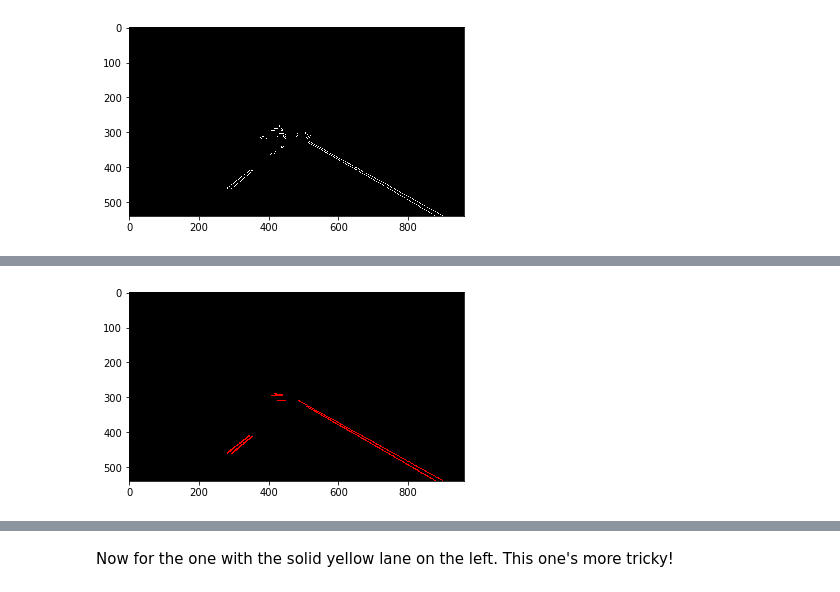
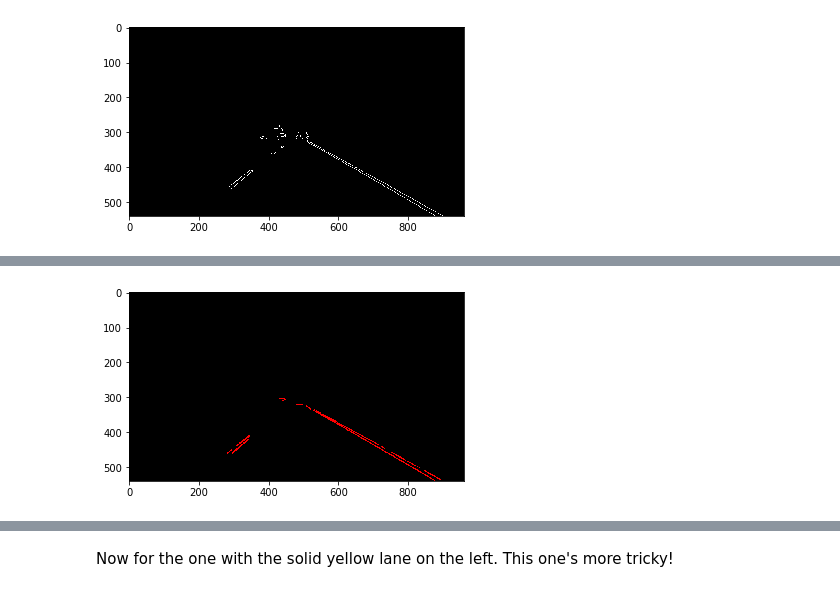
Before and after one commit to JohnMansell/P1_findingLaneLines, a Jupyter notebook: P1.ipynb, the cells around one changed output, grey strips where cells are left out. Saved outputs shown, nothing was run; the diff lists cells and outputs as text; code cells hidden in the pictures.

```diff
--- a/P1.ipynb
+++ b/P1.ipynb
@@ -272,17 +219,14 @@ show(masked_edges)
 # %%
 # Define the Hough transform parameters
+
 rho = 1 # distance resolution in pixels of the Hough grid
 theta = np.pi/180 # angular resolution in radians of the Hough grid
-threshold = 15     # minimum number of votes (intersections in Hough grid cell)
-min_line_length = 20 #minimum number of pixels making up a line
-max_line_gap = 10    # maximum gap in pixels between connectable line segments
-
-# Make a blank the same size as our image to draw on
-line_image = np.copy(image)*0
-
-# Run Hough on edge detected image
-lines = cv2.HoughLinesP(masked_edges, rho, theta, threshold, np.array([]), min_line_length, max_line_gap)
-draw_lines(line_image, lines)
-show(line_image)
+threshold = 1   # minimum number of votes (intersections in Hough grid cell)
+min_line_length = 10 #minimum number of pixels making up a line
+max_line_gap = 2    # maximum gap in pixels between connectable line segments
-# %% [output]
-[figure, removed]
+# %%
+hough_image = hough_lines(maskedPic, rho, theta, threshold, min_line_length, max_line_gap)
+
+show(hough_image)
+# %% [output]
+[figure, added]
```
Also changed, not shown: parts of 69 cells of this notebook.
